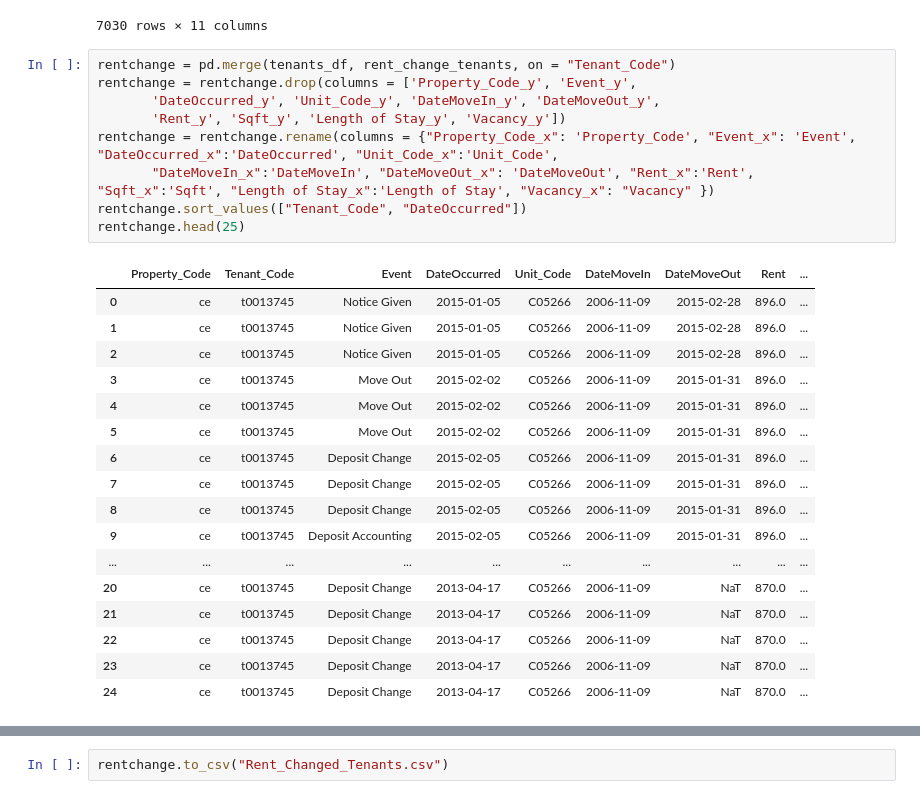
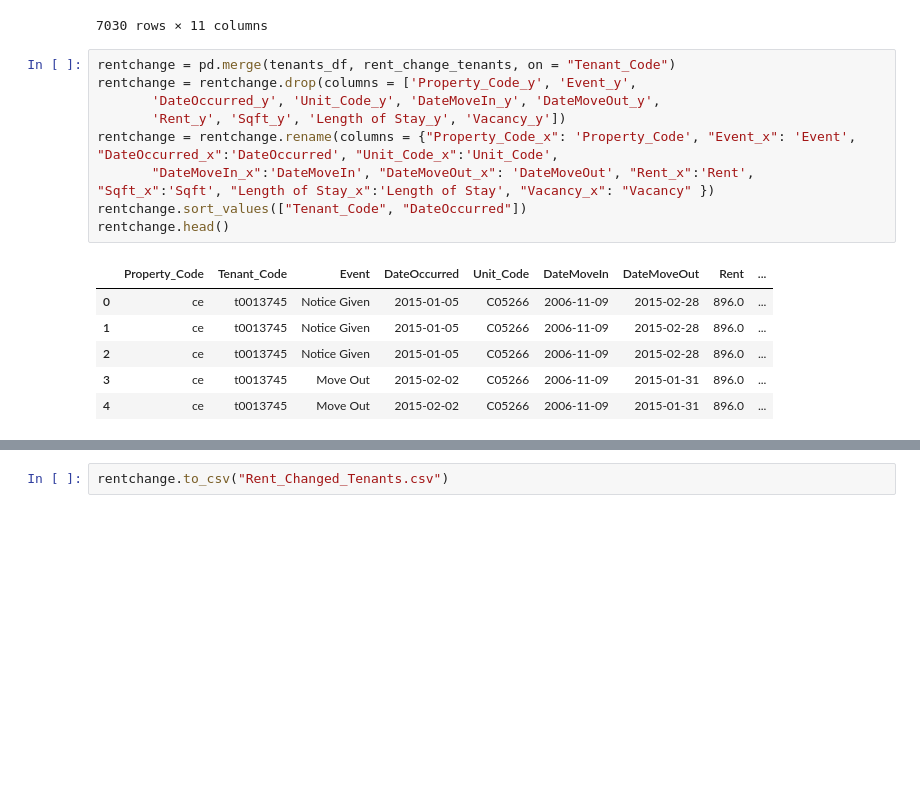
Before and after one commit to richinohio/Final_Project, a Jupyter notebook: Rent Change vs No Rent Change.ipynb, the cells around one changed output, grey strips where cells are left out. Cells and saved outputs as stored; diff of their text form; blank space fills up the shorter version.

```diff
--- a/Rent Change vs No Rent Change.ipynb
+++ b/Rent Change vs No Rent Change.ipynb
@@ -91,29 +91,18 @@ rent_change_tenants.reset_index(drop = True)
 # %%
 rentchange = pd.merge(tenants_df, rent_change_tenants, on = "Tenant_Code")
 rentchange = rentchange.drop(columns = ['Property_Code_y', 'Event_y',
        'DateOccurred_y', 'Unit_Code_y', 'DateMoveIn_y', 'DateMoveOut_y',
        'Rent_y', 'Sqft_y', 'Length of Stay_y', 'Vacancy_y'])
 rentchange = rentchange.rename(columns = {"Property_Code_x": 'Property_Code', "Event_x": 'Event', "DateOccurred_x":'DateOccurred', "Unit_Code_x":'Unit_Code',
        "DateMoveIn_x":'DateMoveIn', "DateMoveOut_x": 'DateMoveOut', "Rent_x":'Rent', "Sqft_x":'Sqft', "Length of Stay_x":'Length of Stay', "Vacancy_x": "Vacancy" })
 rentchange.sort_values(["Tenant_Code", "DateOccurred"])
-rentchange.head(25)
+rentchange.head()
 # %% [output]
 |  | Property_Code | Tenant_Code | Event | DateOccurred | Unit_Code | DateMoveIn | DateMoveOut | Rent | ... |
 | 0 | ce | t0013745 | Notice Given | 2015-01-05 | C05266 | 2006-11-09 | 2015-02-28 | 896.0 | ... |
 | 1 | ce | t0013745 | Notice Given | 2015-01-05 | C05266 | 2006-11-09 | 2015-02-28 | 896.0 | ... |
 | 2 | ce | t0013745 | Notice Given | 2015-01-05 | C05266 | 2006-11-09 | 2015-02-28 | 896.0 | ... |
 | 3 | ce | t0013745 | Move Out | 2015-02-02 | C05266 | 2006-11-09 | 2015-01-31 | 896.0 | ... |
 | 4 | ce | t0013745 | Move Out | 2015-02-02 | C05266 | 2006-11-09 | 2015-01-31 | 896.0 | ... |
-| 5 | ce | t0013745 | Move Out | 2015-02-02 | C05266 | 2006-11-09 | 2015-01-31 | 896.0 | ... |
-| 6 | ce | t0013745 | Deposit Change | 2015-02-05 | C05266 | 2006-11-09 | 2015-01-31 | 896.0 | ... |
-| 7 | ce | t0013745 | Deposit Change | 2015-02-05 | C05266 | 2006-11-09 | 2015-01-31 | 896.0 | ... |
-| 8 | ce | t0013745 | Deposit Change | 2015-02-05 | C05266 | 2006-11-09 | 2015-01-31 | 896.0 | ... |
-| 9 | ce | t0013745 | Deposit Accounting | 2015-02-05 | C05266 | 2006-11-09 | 2015-01-31 | 896.0 | ... |
-| ... | ... | ... | ... | ... | ... | ... | ... | ... | ... |
-| 20 | ce | t0013745 | Deposit Change | 2013-04-17 | C05266 | 2006-11-09 | NaT | 870.0 | ... |
-| 21 | ce | t0013745 | Deposit Change | 2013-04-17 | C05266 | 2006-11-09 | NaT | 870.0 | ... |
-| 22 | ce | t0013745 | Deposit Change | 2013-04-17 | C05266 | 2006-11-09 | NaT | 870.0 | ... |
-| 23 | ce | t0013745 | Deposit Change | 2013-04-17 | C05266 | 2006-11-09 | NaT | 870.0 | ... |
-| 24 | ce | t0013745 | Deposit Change | 2013-04-17 | C05266 | 2006-11-09 | NaT | 870.0 | ... |
 # %%
 rentchange = rentchange.drop_duplicates()
```
Also changed, not shown: parts of 5 cells of this notebook, 1 other file.
